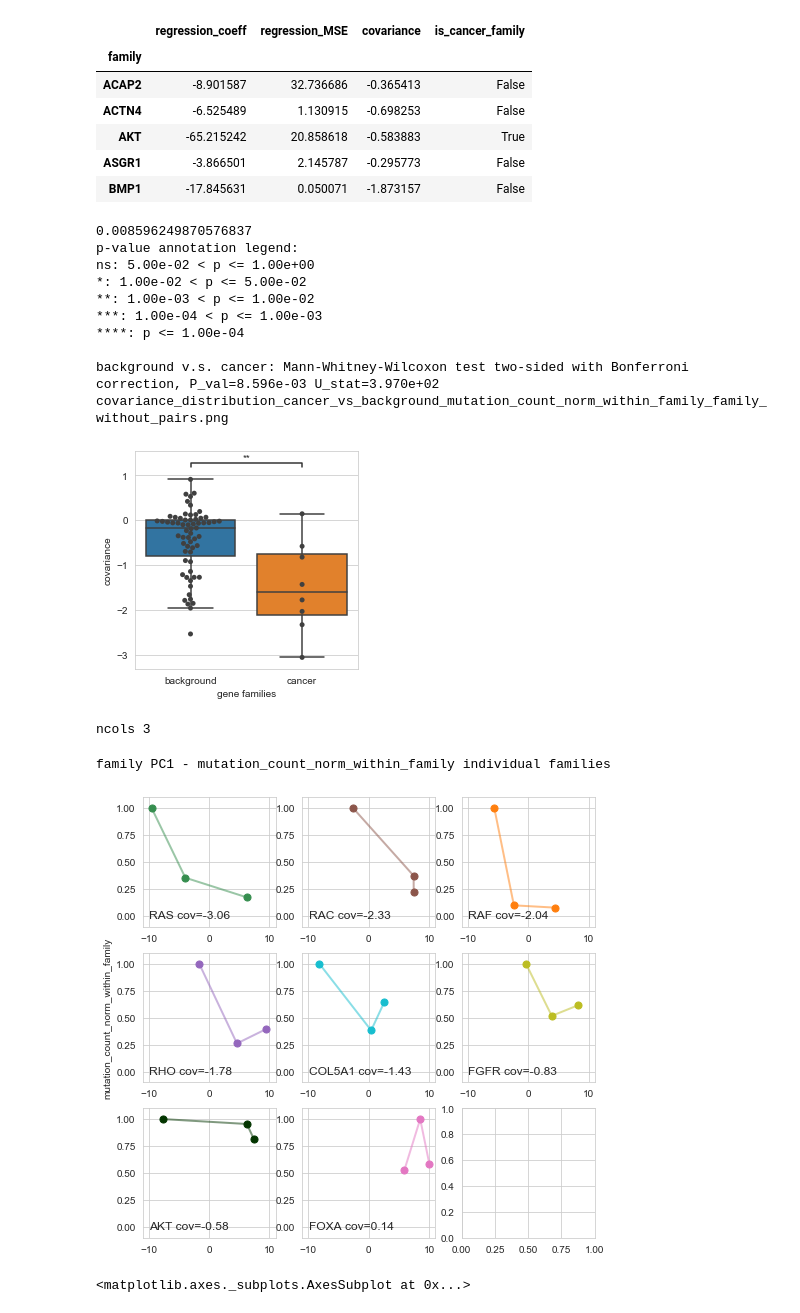
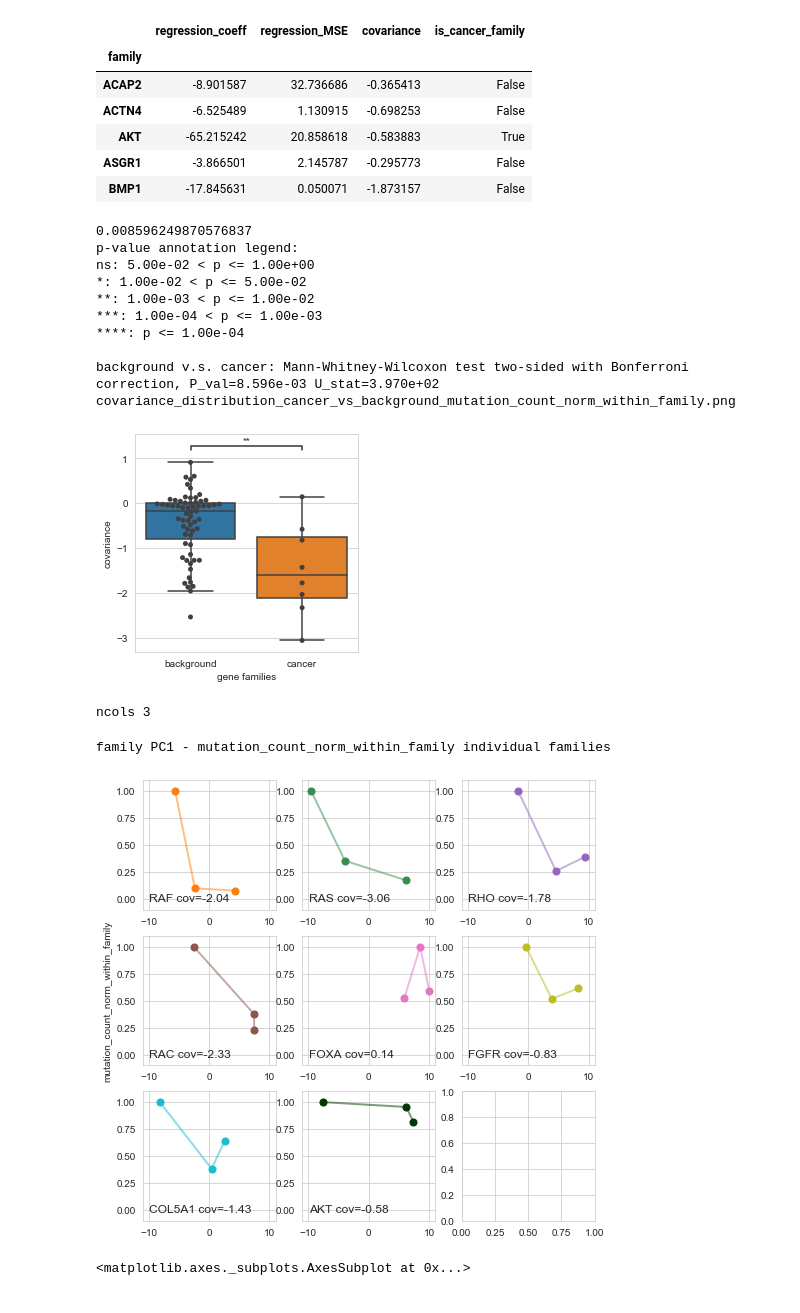
Before and after one commit to webermarcolivier/codon_usage_oncogenes, a Jupyter notebook: src/KRAS_codon_usage_published.ipynb, the cells around one changed output. Saved outputs shown, nothing was run; the diff lists cells and outputs as text; code cells hidden in the pictures.

```diff
--- a/src/KRAS_codon_usage_published.ipynb
+++ b/src/KRAS_codon_usage_published.ipynb
@@ -368,10 +332,11 @@ dfList = []
 for fam, group in familyDf.groupby('family'):
     df = group.copy()
     df['mutation_count_norm_within_family'] = df['mutation_count'] / group['mutation_count'].max()
-    df['dn/ds_norm_within_family'] = df['dn/ds'] / group['dn/ds'].max()
+    df['n_members'] = len(df)
     dfList.append(df)
 
 familyDf2 = pd.concat(dfList)
+familyDf2 = familyDf2[familyDf2['n_members'] >= 3]
 familyDf2.head()
 # %% [output]
 |  | dn/ds | dn/ds_Genie | family | is_cancer_family | mutation_count | mutation_count_Genie | ... |
@@ -4233,3 +4078,6 @@ familyCAIPCADf.head()
 | 175 | PCDHA13 | 0.478978 | NaN | PCDHA6 | False | 100.0 | NaN | ... |
 # %%
 familyCAIPCADf.to_csv(outputPath / 'familyCAIPCADf.csv')
+# %%
+familyCAIPCADf = pd.read_csv(outputPath / 'familyCAIPCADf.csv', index_col=0)
+familyCAIPCADf.head()
@@ -4330,3 +4277,6 @@ famDf.sort_values(['covariance', 'family'], inplace=True)
 famDf[~famDf['is_cancer_family']][['family', 'gene', 'covariance']].reset_index(drop=True).to_excel(outputPath / 'gene family' / 'famDf1.xlsx')
 # %%
 famDf.to_csv(outputPath / 'gene family' / 'famDf.csv')
+# %%
+famDf = pd.read_csv(outputPath / 'gene family' / 'famDf.csv', index_col=0)
+famDf.head()
@@ -4400,12 +4356,10 @@ add_stat_annotation(ax, data=df,  x=xlabel, y=ylabel,
                     box_pairs=[[cancerTrueLabel, cancerFalseLabel]],
                     text_format='star', test='Mann-Whitney', loc='inside', verbose=1)
 
-filename = re.sub(r'/', r'-', 'covariance_distribution_cancer_vs_background_{}_{}.png'.format(mutCol,
-           'family_with_pairs' if includeFamily2Members else 'family_without_pairs'))
+filename = re.sub(r'/', r'-', 'covariance_distribution_cancer_vs_background_{}.png'.format(mutCol))
 print(filename)
 plt.savefig(str(outputPath / 'gene family' / filename), dpi=300)
-filename = re.sub(r'/', r'-', 'covariance_distribution_cancer_vs_background_{}_{} pvalue.txt'.format(mutCol,
-           'family_with_pairs' if includeFamily2Members else 'family_without_pairs'))
+filename = re.sub(r'/', r'-', 'covariance_distribution_cancer_vs_background_{} pvalue.txt'.format(mutCol))
 with (outputPath / 'gene family' / filename).open('w') as f:
     f.write(str(pval))
 # %% [output]
@@ -4418,7 +4372,7 @@ ns: 5.00e-02 < p <= 1.00e+00
 ****: p <= 1.00e-04
 
 background v.s. cancer: Mann-Whitney-Wilcoxon test two-sided with Bonferroni correction, P_val=8.596e-03 U_stat=3.970e+02
-covariance_distribution_cancer_vs_background_mutation_count_norm_within_family_family_without_pairs.png
+covariance_distribution_cancer_vs_background_mutation_count_norm_within_family.png
 [figure]
 # %%
 width = 5
@@ -4457,16 +4411,6 @@ def single_plot(plotDf0, family, ax, **kwargs):
         plotDf.plot(ax=ax2, x=xlabel2, y=ylabel2, alpha=alphaLine, color=color, lw=2, label='_nolegend_')
 
     if mutCol == 'mutation_count_norm_within_family':
-        ymin, ymax = -0.1, 1.1
-        annotPos = (0.05, 0.05)
-    elif mutCol == 'mutation_count':
-        ax2.set_yscale('log')
-        ymin, ymax = 1, 1000
-        annotPos = (0.05, 0.05)
-    elif mutCol == 'dn/ds':
-        ymin, ymax = -1, 26
-        annotPos = (0.05, 0.90)
-    if mutCol == 'dn/ds_norm_within_family':
         ymin, ymax = -0.1, 1.1
         annotPos = (0.05, 0.05)
 
@@ -4485,34 +4429,34 @@ def single_plot(plotDf0, family, ax, **kwargs):
     if xlabel2 == 'CAI_ratio':
         ax2.annotate('<-- ' + cat1, xy=(0, -0.15), xycoords='axes fraction', ha='left')
         ax2.annotate(cat2 + ' -->', xy=(1, -0.15), xycoords='axes fraction', ha='right')
 
 
 nPlots = len(familyCancerList)
 ncols = int(np.sqrt(nPlots + 1))
 print("ncols", ncols)
 # ncols = 3
 nrows = nPlots // ncols + 1
 w = 2.7
 h = w
 fig, axes = plt.subplots(nrows, ncols, figsize=(ncols*w, nrows*h))
 for i, family in enumerate(familyCancerList):
     irow = i // ncols
     icol = i % ncols
     ax = axes[irow][icol]
     single_plot(plotDf0, family=family, ax=ax)
     if not (irow == nrows and icol == ncols // 2):
         ax.set_xlabel('')
     if not (icol == 0 and irow == nrows // 2):
         ax.set_ylabel('')
 
 filename = re.sub(r'/', r'-', 'family {} - {} individual families'.format(xlabel2, mutCol))
 print(filename)
 fig.savefig(outputPath / 'gene family' / (filename + '.png'), dpi=600, bbox_inches='tight')
 fig.savefig(outputPath / 'gene family' / (filename + '.svg'))
 # %% [output]
 ncols 3
 family PC1 - mutation_count_norm_within_family individual families
-[figure, old version]
+[figure, new version]
 # %%
 import matplotlib.patches as mpatches
 from mwTools.plot import draw_color_gradient
```
Also changed, not shown: parts of 61 cells of this notebook.
